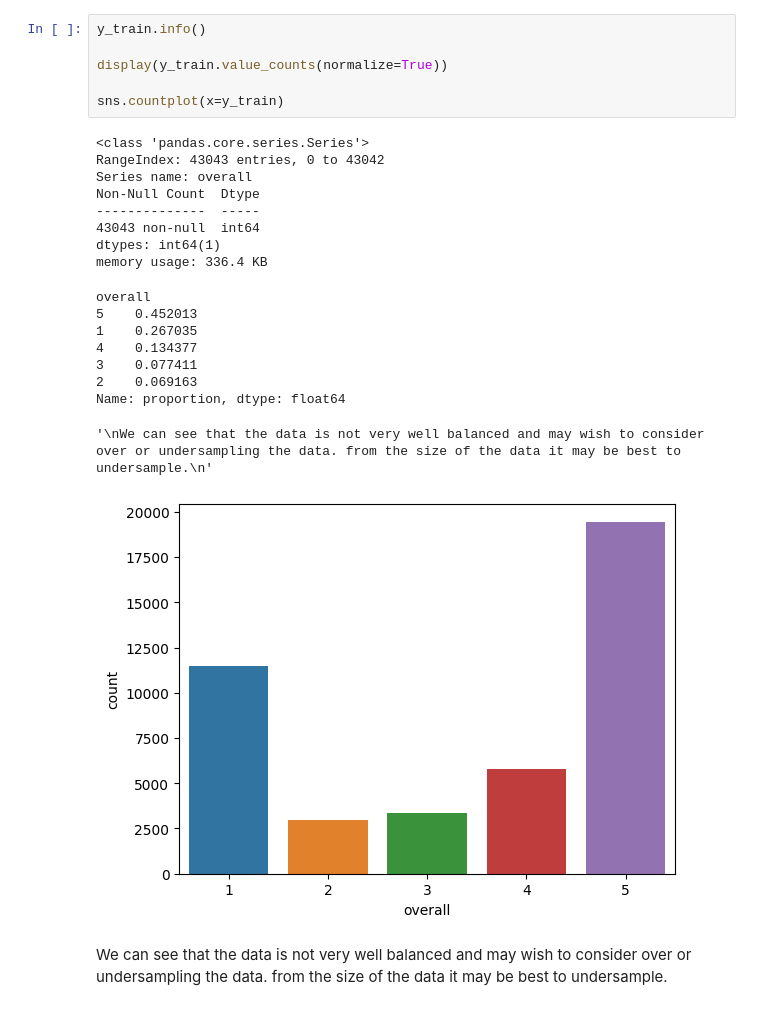
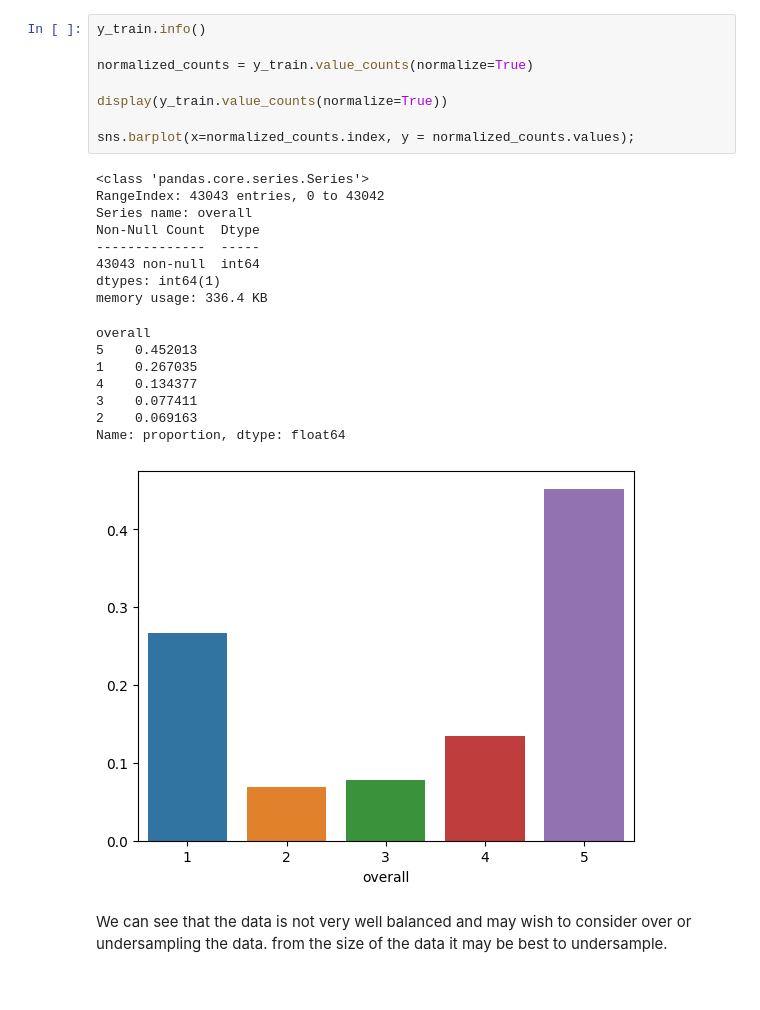
Before and after one commit to Scratticus/DataScientest-Group-NLP-project, a Jupyter notebook: InitialRegressionAttempts.ipynb, the cells around one changed output. Saved outputs shown, nothing was run; the diff lists cells and outputs as text.

```diff
--- a/InitialRegressionAttempts.ipynb
+++ b/InitialRegressionAttempts.ipynb
@@ -35,26 +133,27 @@ y_test = test['overall']
 # %%
 y_train.info()
 
+normalized_counts = y_train.value_counts(normalize=True)
+
 display(y_train.value_counts(normalize=True))
 
-sns.countplot(x=y_train)
+sns.barplot(x=normalized_counts.index, y = normalized_counts.values);
 # %% [output]
 <class 'pandas.core.series.Series'>
 RangeIndex: 43043 entries, 0 to 43042
 Series name: overall
 Non-Null Count  Dtype
 --------------  -----
 43043 non-null  int64
 dtypes: int64(1)
 memory usage: 336.4 KB
 overall
 5    0.452013
 1    0.267035
 4    0.134377
 3    0.077411
 2    0.069163
 Name: proportion, dtype: float64
-'\nWe can see that the data is not very well balanced and may wish to consider over or undersampling the data. from the size of the data it may be best to undersample.\n'
-[figure, old version]
+[figure, new version]
 # %% [markdown]
 We can see that the data is not very well balanced and may wish to consider over or undersampling the data. from the size of the data it may be best to undersample.
```
Also changed, not shown: parts of 23 cells of this notebook, 1 other file.
